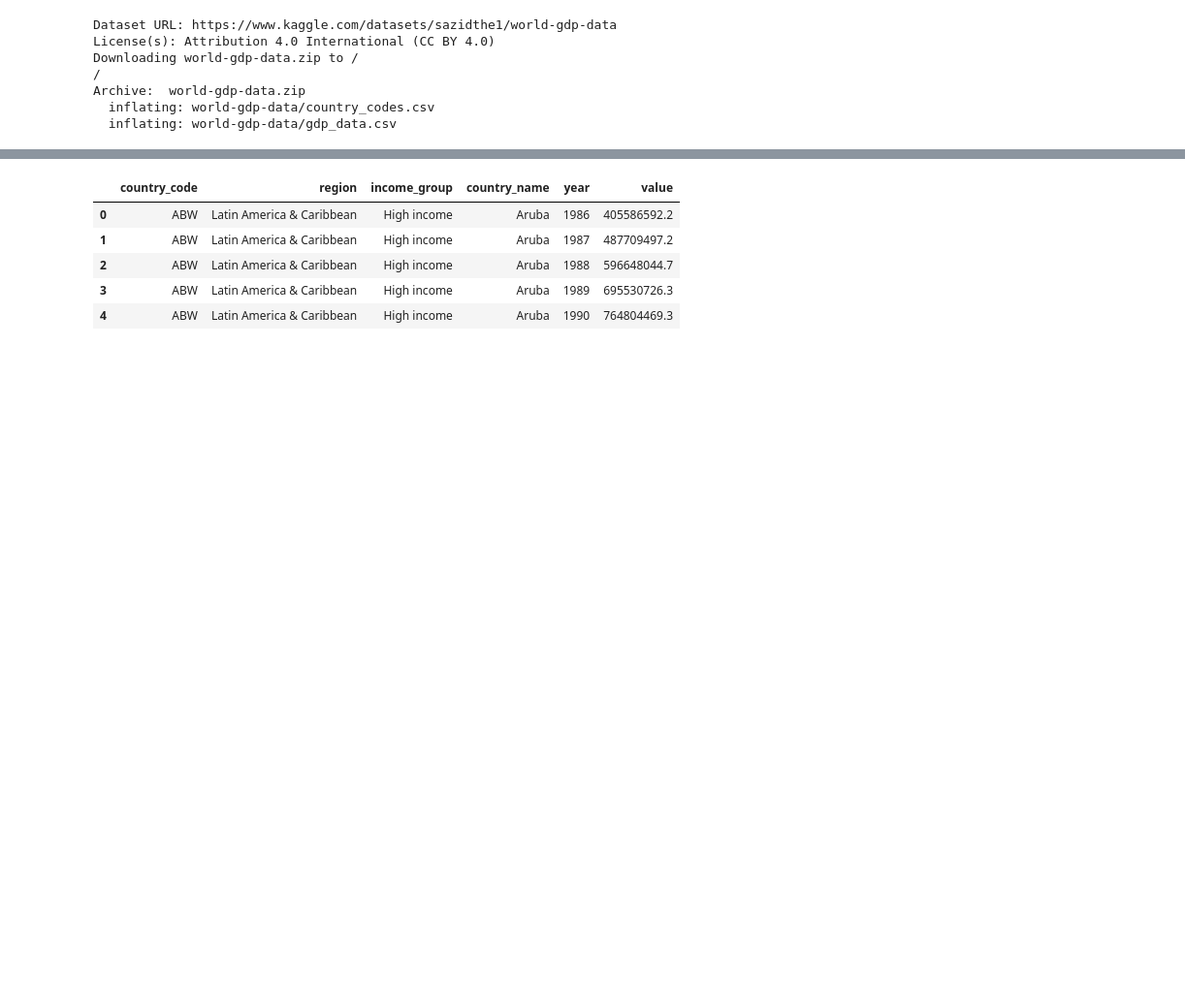
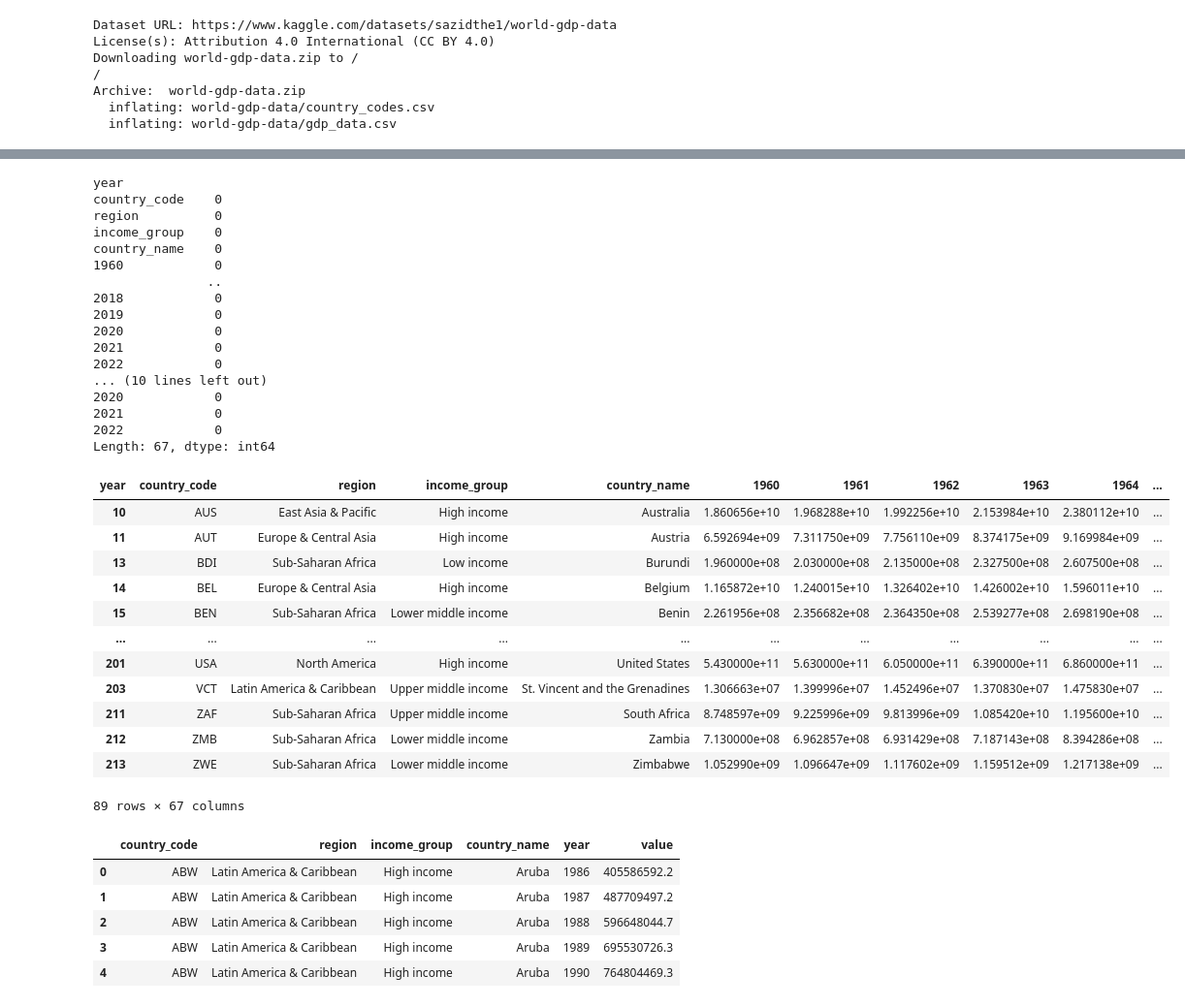
Before and after one commit to jechavarria12/World_GDP_Neural_netowrk, a Jupyter notebook: world_bank_neural_network.ipynb, the cells around one changed output, grey strips where cells are left out. Shown: that part at 97% size. Saved outputs shown, nothing was run; the diff lists cells and outputs as text; code cells hidden in the pictures; blank space fills up the shorter version.

```diff
--- a/world_bank_neural_network.ipynb
+++ b/world_bank_neural_network.ipynb
@@ -56 +89,38 @@ dtype: int64
+# %%
+print(pivoted_df.isna().sum())
+pivoted_df.dropna(inplace=False)
+print(pivoted_df.isna().sum())
+# Display the pivoted dataframe
+display(pivoted_df)
+# %% [output]
+year
+country_code    0
+region          0
+income_group    0
+country_name    0
+1960            0
+               ..
+2018            0
+2019            0
+2020            0
+2021            0
+2022            0
+... (10 lines left out)
+2020            0
+2021            0
+2022            0
+Length: 67, dtype: int64
+| year | country_code | region | income_group | country_name | 1960 | 1961 | 1962 | 1963 | 1964 | ... |
+| 10 | AUS | East Asia & Pacific | High income | Australia | 1.860656e+10 | 1.968288e+10 | 1.992256e+10 | 2.153984e+10 | 2.380112e+10 | ... |
+| 11 | AUT | Europe & Central Asia | High income | Austria | 6.592694e+09 | 7.311750e+09 | 7.756110e+09 | 8.374175e+09 | 9.169984e+09 | ... |
+| 13 | BDI | Sub-Saharan Africa | Low income | Burundi | 1.960000e+08 | 2.030000e+08 | 2.135000e+08 | 2.327500e+08 | 2.607500e+08 | ... |
+| 14 | BEL | Europe & Central Asia | High income | Belgium | 1.165872e+10 | 1.240015e+10 | 1.326402e+10 | 1.426002e+10 | 1.596011e+10 | ... |
+| 15 | BEN | Sub-Saharan Africa | Lower middle income | Benin | 2.261956e+08 | 2.356682e+08 | 2.364350e+08 | 2.539277e+08 | 2.698190e+08 | ... |
+| ... | ... | ... | ... | ... | ... | ... | ... | ... | ... | ... |
+| 201 | USA | North America | High income | United States | 5.430000e+11 | 5.630000e+11 | 6.050000e+11 | 6.390000e+11 | 6.860000e+11 | ... |
+| 203 | VCT | Latin America & Caribbean | Upper middle income | St. Vincent and the Grenadines | 1.306663e+07 | 1.399996e+07 | 1.452496e+07 | 1.370830e+07 | 1.475830e+07 | ... |
+| 211 | ZAF | Sub-Saharan Africa | Upper middle income | South Africa | 8.748597e+09 | 9.225996e+09 | 9.813996e+09 | 1.085420e+10 | 1.195600e+10 | ... |
+| 212 | ZMB | Sub-Saharan Africa | Lower middle income | Zambia | 7.130000e+08 | 6.962857e+08 | 6.931429e+08 | 7.187143e+08 | 8.394286e+08 | ... |
+| 213 | ZWE | Sub-Saharan Africa | Lower middle income | Zimbabwe | 1.052990e+09 | 1.096647e+09 | 1.117602e+09 | 1.159512e+09 | 1.217138e+09 | ... |
+89 rows × 67 columns
 # %%
```
Also changed, not shown: parts of 3 cells of this notebook.
